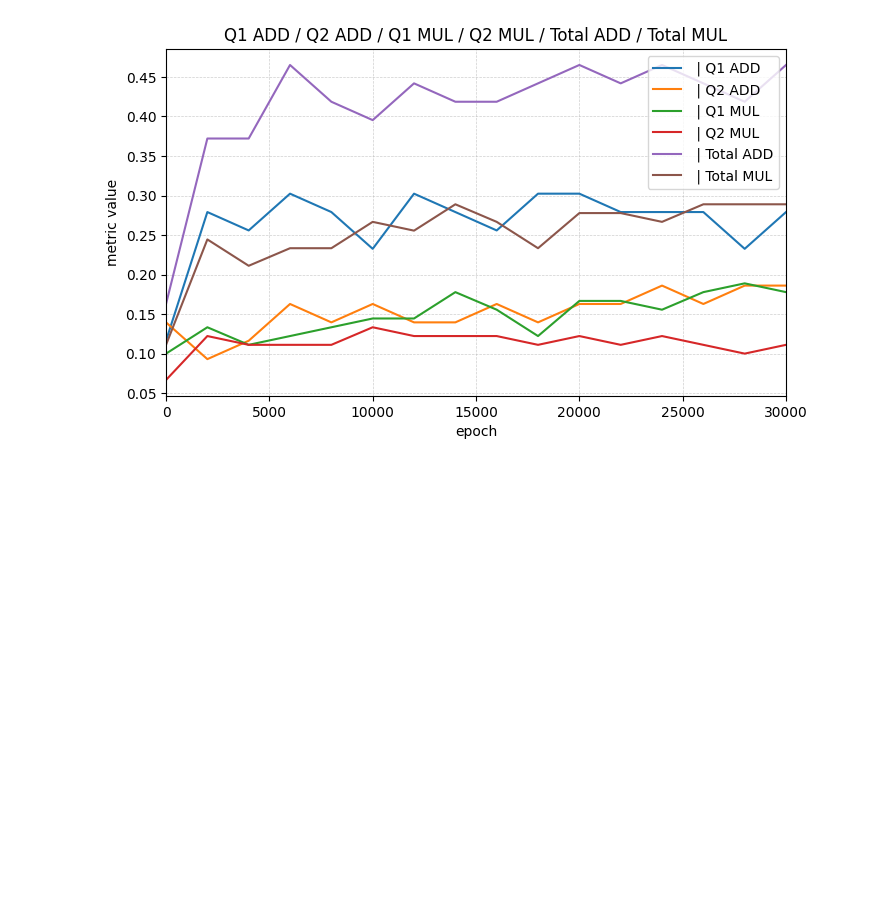
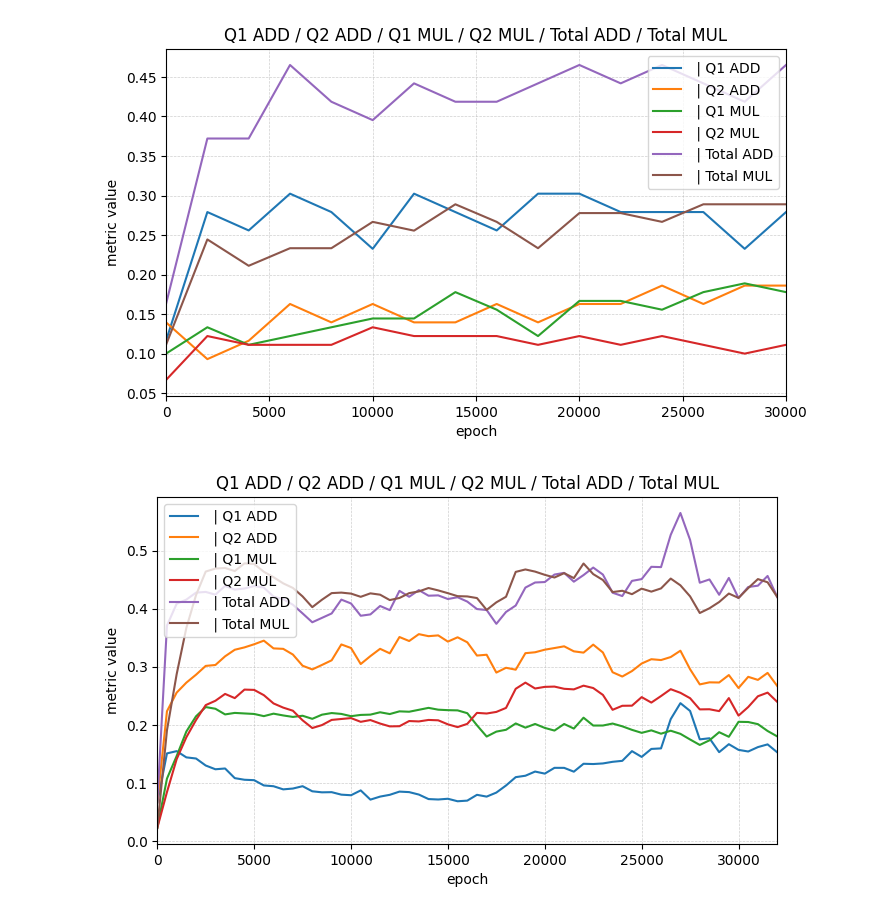
Before and after one commit to XuanjieLiu/S3Plus, a Jupyter notebook: VQ/plots/compare_record.ipynb, the cells around one changed output. Saved outputs shown, nothing was run; the diff lists cells and outputs as text; code cells hidden in the pictures; blank space fills up the shorter version.

```diff
--- a/VQ/plots/compare_record.ipynb
+++ b/VQ/plots/compare_record.ipynb
@@ -525,3 +525,29 @@ plot_metrics(
 )
 # %% [output]
 [figure]
+# %%
+# Example usage
+exps = [
+    {
+        "name": "",
+        "results_path": "D:\Projects\Gus Xia\S3Plus\queryLearn\exps\\2026.3.21_2dimquery_symm1_6hiddens\TrainingResults\Train_record.txt"
+    },
+]
+metrics = [
+    {"name": "Q1 ADD", "key": "add_acc_q0", "sub_fig_num": 1},
+    {"name": "Q2 ADD", "key": "add_acc_q1", "sub_fig_num": 1},
+    {"name": "Q1 MUL", "key": "mul_acc_q0", "sub_fig_num": 1},
+    {"name": "Q2 MUL", "key": "mul_acc_q1", "sub_fig_num": 1},
+    {"name": "Total ADD", "key": "add_acc", "sub_fig_num": 1},
+    {"name": "Total MUL", "key": "mul_acc", "sub_fig_num": 1},
+]
+epoch_range = (0, 32000)
+plot_metrics(
+    exps=exps,
+    metrics=metrics,
+    epoch_range=epoch_range,
+    save_dir=None,   # set None if you don't want saving
+    show=True,          # set False if running headless
+)
+# %% [output]
+[figure, added]
```
Also changed, not shown: 4 other files.
